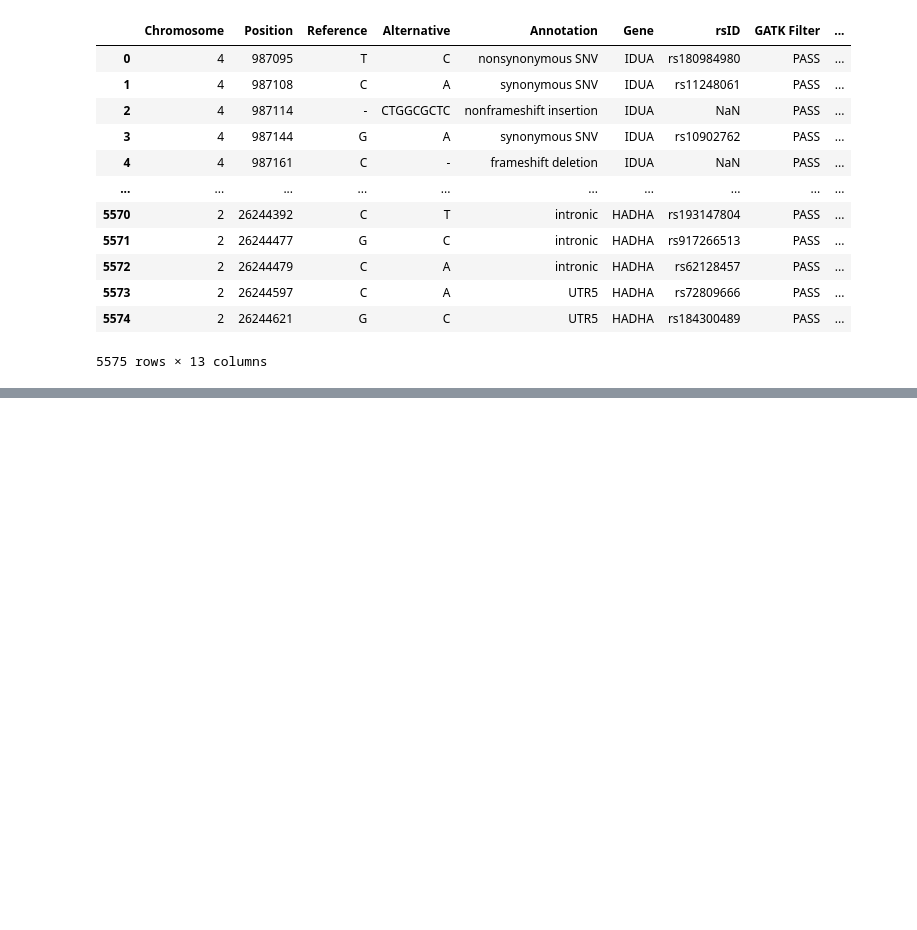
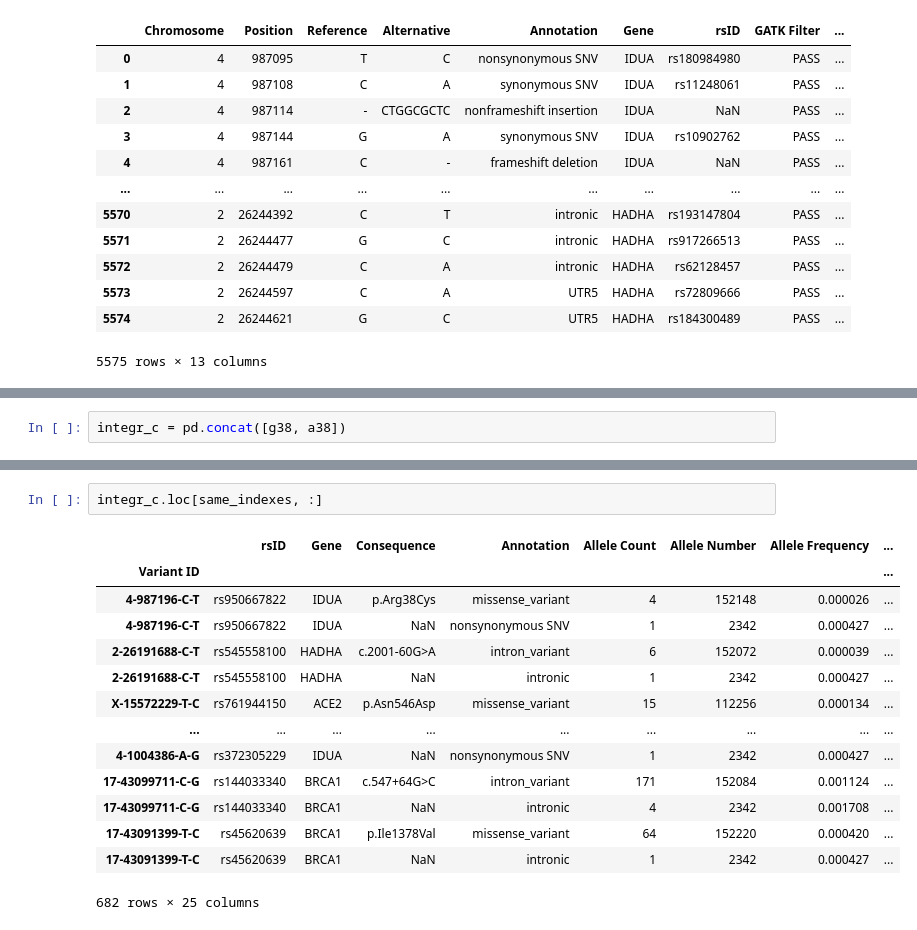
Before and after one commit to bioinfo-hcpa/biovars, a Jupyter notebook: notebooks/integration.ipynb, the cells around one changed output, grey strips where cells are left out. Drawn from its saved outputs; the diff is of its cells as text; blank space fills up the shorter version.

Commit message:
Test join and concat solutions for data integration

```diff
--- a/notebooks/integration.ipynb
+++ b/notebooks/integration.ipynb
@@ -61,0 +129,2 @@ a38 = a38.rename(columns={'Alt': 'Alternative', 'Ref':'Reference'})
+# %%
+integr_c = pd.concat([g38, a38])
@@ -61,0 +177,17 @@ a38 = a38.rename(columns={'Alt': 'Alternative', 'Ref':'Reference'})
+# %%
+integr_c.loc[same_indexes, :]
+# %% [output]
+|  | rsID | Gene | Consequence | Annotation | Allele Count | Allele Number | Allele Frequency | ... |
+| Variant ID |  |  |  |  |  |  |  | ... |
+| 4-987196-C-T | rs950667822 | IDUA | p.Arg38Cys | missense_variant | 4 | 152148 | 0.000026 | ... |
+| 4-987196-C-T | rs950667822 | IDUA | NaN | nonsynonymous SNV | 1 | 2342 | 0.000427 | ... |
+| 2-26191688-C-T | rs545558100 | HADHA | c.2001-60G>A | intron_variant | 6 | 152072 | 0.000039 | ... |
+| 2-26191688-C-T | rs545558100 | HADHA | NaN | intronic | 1 | 2342 | 0.000427 | ... |
+| X-15572229-T-C | rs761944150 | ACE2 | p.Asn546Asp | missense_variant | 15 | 112256 | 0.000134 | ... |
+| ... | ... | ... | ... | ... | ... | ... | ... | ... |
+| 4-1004386-A-G | rs372305229 | IDUA | NaN | nonsynonymous SNV | 1 | 2342 | 0.000427 | ... |
+| 17-43099711-C-G | rs144033340 | BRCA1 | c.547+64G>C | intron_variant | 171 | 152084 | 0.001124 | ... |
+| 17-43099711-C-G | rs144033340 | BRCA1 | NaN | intronic | 4 | 2342 | 0.001708 | ... |
+| 17-43091399-T-C | rs45620639 | BRCA1 | p.Ile1378Val | missense_variant | 64 | 152220 | 0.000420 | ... |
+| 17-43091399-T-C | rs45620639 | BRCA1 | NaN | intronic | 1 | 2342 | 0.000427 | ... |
+682 rows × 25 columns
```
Also changed, not shown: parts of 16 cells of this notebook, 4 other files.
